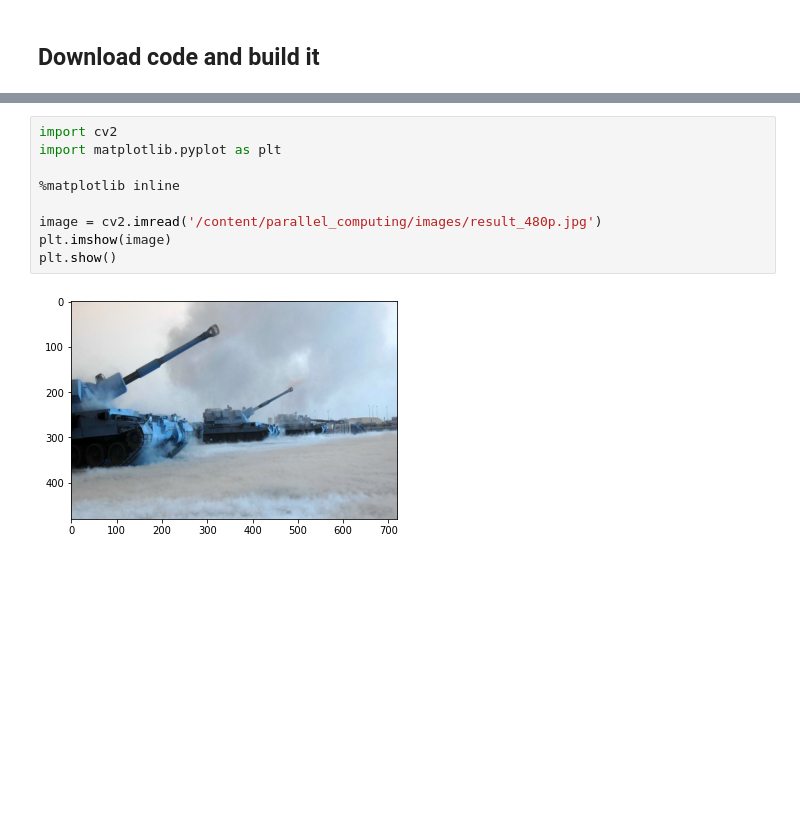
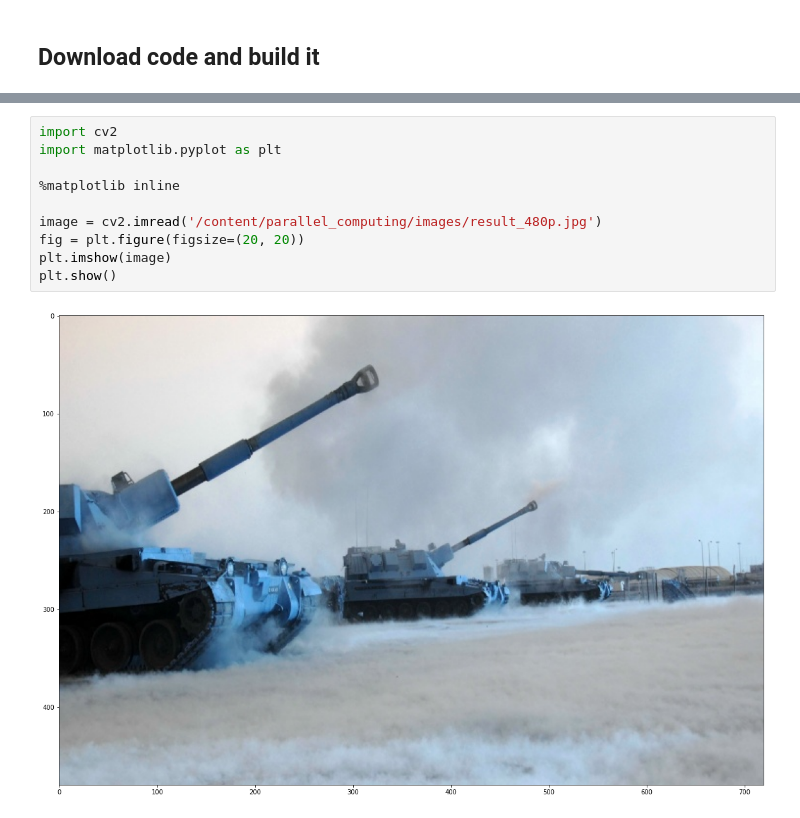
Before and after one commit to crdgonzalezca/parallel_computing, a Jupyter notebook: cuda/cuda_notebook.ipynb, the cells around one changed output, grey strips where cells are left out. Saved outputs shown, nothing was run; the diff lists cells and outputs as text; blank space fills up the shorter version.

```diff
--- a/cuda/cuda_notebook.ipynb
+++ b/cuda/cuda_notebook.ipynb
@@ -114,11 +95,12 @@ Done
 # %%
 import cv2
 import matplotlib.pyplot as plt
 
 %matplotlib inline
 
 image = cv2.imread('/content/parallel_computing/images/result_480p.jpg')
+fig = plt.figure(figsize=(20, 20))
 plt.imshow(image)
 plt.show()
 # %% [output]
-[figure, old version]
+[figure, new version]
```
Also changed, not shown: parts of 6 cells of this notebook, 1 other file.
